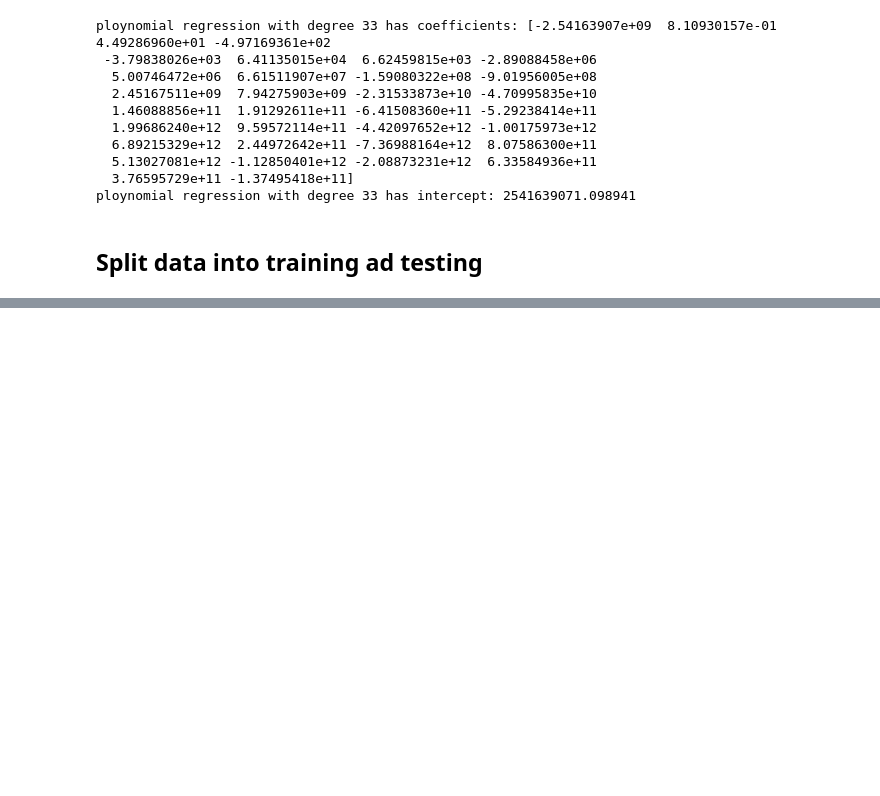
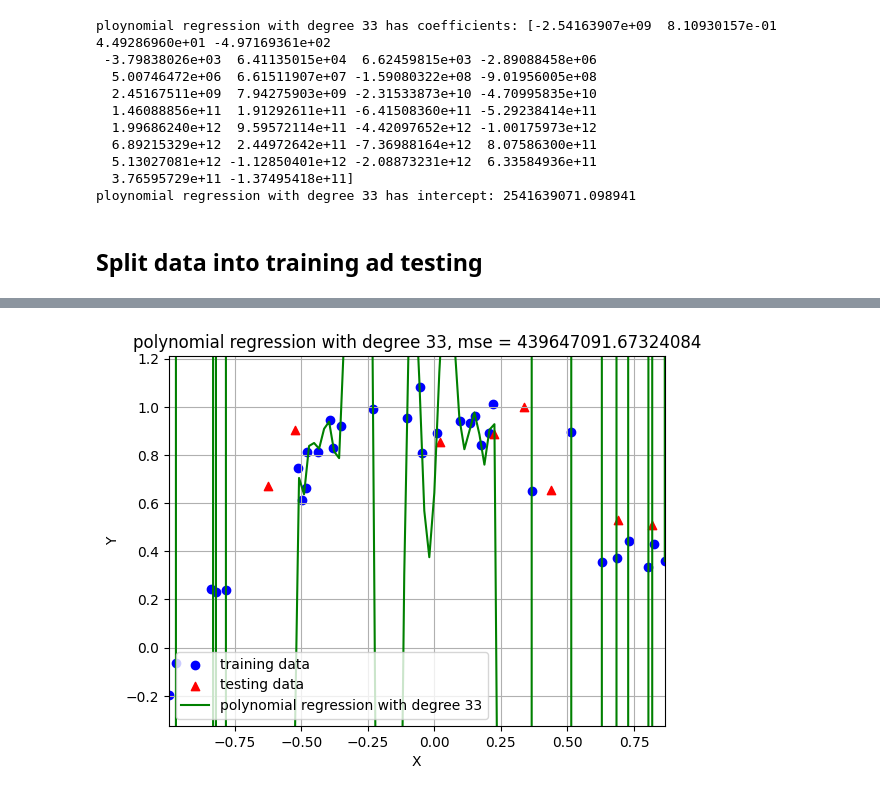
Before and after one commit to lichkovahadaniil/GROK_ML, a Jupyter notebook: chapter4/testing_regularization.ipynb, the cells around one changed output, grey strips where cells are left out. Cells and saved outputs as stored; diff of their text form; code cells hidden in the pictures; blank space fills up the shorter version.

```diff
--- a/chapter4/testing_regularization.ipynb
+++ b/chapter4/testing_regularization.ipynb
@@ -75,0 +104,5 @@ X_train, X_test, Y_train, Y_test = train_test_split(X, Y, test_size = 0.2, rando
+# %%
+square_loss = predict_evaluate(coefficients_intercept, degree, X_train, Y_train, X_test, Y_test)
+print(f'square loss: {square_loss}')
+# %% [output]
+[figure, added]
```
Also changed, not shown: parts of 6 cells of this notebook, 1 other file.
